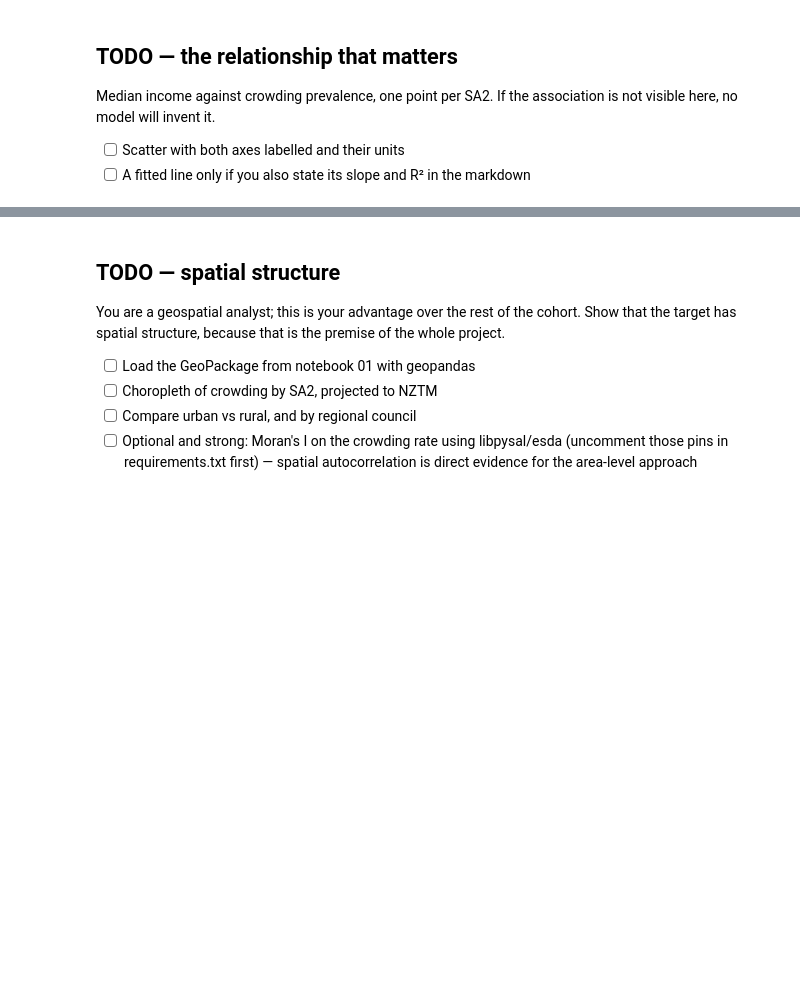
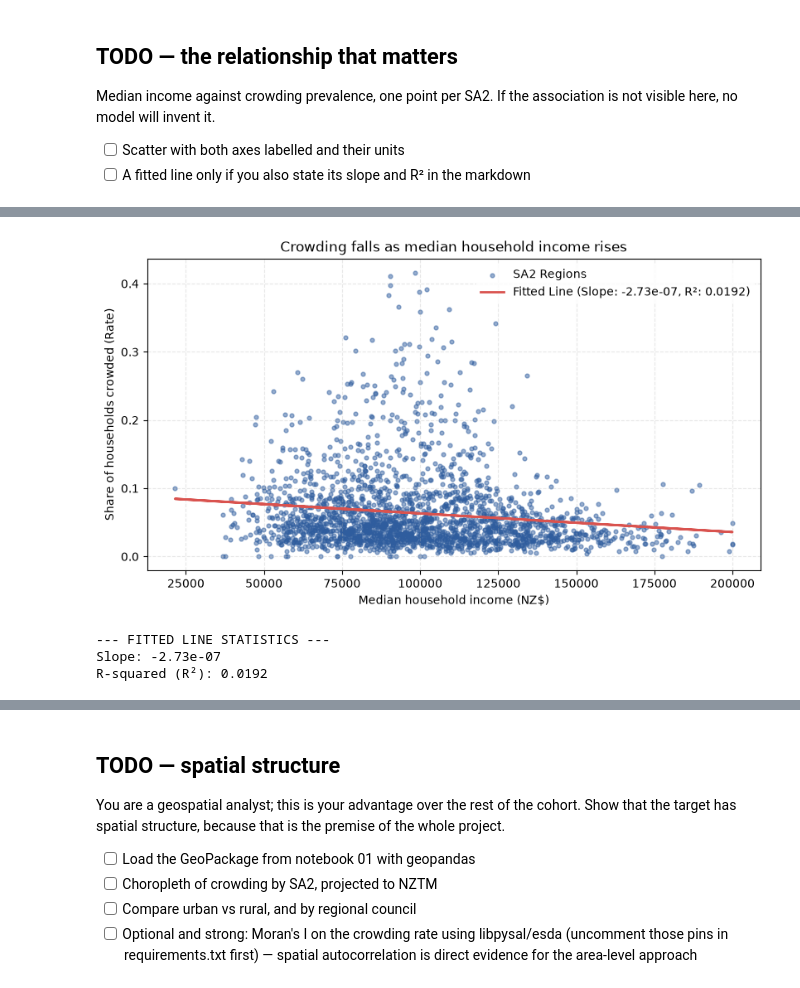
Before and after one commit to AnyaKD/dsai-mini-project-2, a Jupyter notebook: notebooks/02_eda.ipynb, the cells around one changed output, grey strips where cells are left out. Cells and saved outputs as stored; diff of their text form; code cells hidden in the pictures; blank space fills up the shorter version.

```diff
--- a/notebooks/02_eda.ipynb
+++ b/notebooks/02_eda.ipynb
@@ -85,0 +869,54 @@ association is not visible here, no model will invent it.
+# %%
+# TODO: income vs crowding scatter
+# fig, ax = plt.subplots(figsize=(8, 4.5), layout="constrained")
+# ax.scatter(df["median_household_income"], df["crowding_rate"],
+#            s=12, alpha=0.5, color="#2F5D9E")
+# ax.set_xlabel("Median household income (NZ\$)")
+# ax.set_ylabel("Share of households crowded (\%)")
+# ax.set_title("Crowding falls as median household income rises")
+# plt.show()
+import matplotlib.pyplot as plt
+import numpy as np
+
+# 1. Ensure your variables point to your dataframe and correct column names
+# (If your income column is named 'total_household_income_median', we map it here)
+income_col = 'total_household_income_median' # Change if your column has a different name
+crowding_col = 'crowding_rate'
+
+x = analysis_cleaned[income_col]
+y = analysis_cleaned[crowding_col]
+
+# Drop missing pairs for clean plotting
+valid_mask = ~(x.isna() | y.isna())
+x_clean, y_clean = x[valid_mask], y[valid_mask]
+
+# 2. Fit linear trendline and compute stats
+slope, intercept = np.polyfit(x_clean, y_clean, 1)
+r_squared = np.corrcoef(x_clean, y_clean)[0, 1]**2
+
+# 3. Plot using the template structure
+fig, ax = plt.subplots(figsize=(8, 4.5), layout="constrained")
+
+ax.scatter(x_clean, y_clean, s=12, alpha=0.5, color="#2F5D9E", label='SA2 Regions')
+
+# Optional: Add the trendline to match your prompt requirements
+ax.plot(x_clean, slope * x_clean + intercept, color='#D9534F', linewidth=2,
+         label=f'Fitted Line (Slope: {slope:.2e}, R²: {r_squared:.4f})')
+
+ax.set_xlabel("Median household income (NZ$)")
+ax.set_ylabel("Share of households crowded (Rate)")
+ax.set_title("Crowding falls as median household income rises")
+ax.legend(frameon=True, facecolor='white', edgecolor='none')
+ax.grid(True, linestyle='--', alpha=0.3)
+
+plt.show()
+
+# Print statistics for your markdown cell
+print(f"--- FITTED LINE STATISTICS ---")
+print(f"Slope: {slope:.2e}")
+print(f"R-squared (R²): {r_squared:.4f}")
+# %% [output]
+[figure, added]
+--- FITTED LINE STATISTICS ---
+Slope: -2.73e-07
+R-squared (R²): 0.0192
```
Also changed, not shown: parts of 68 cells of this notebook, 3 other files.
